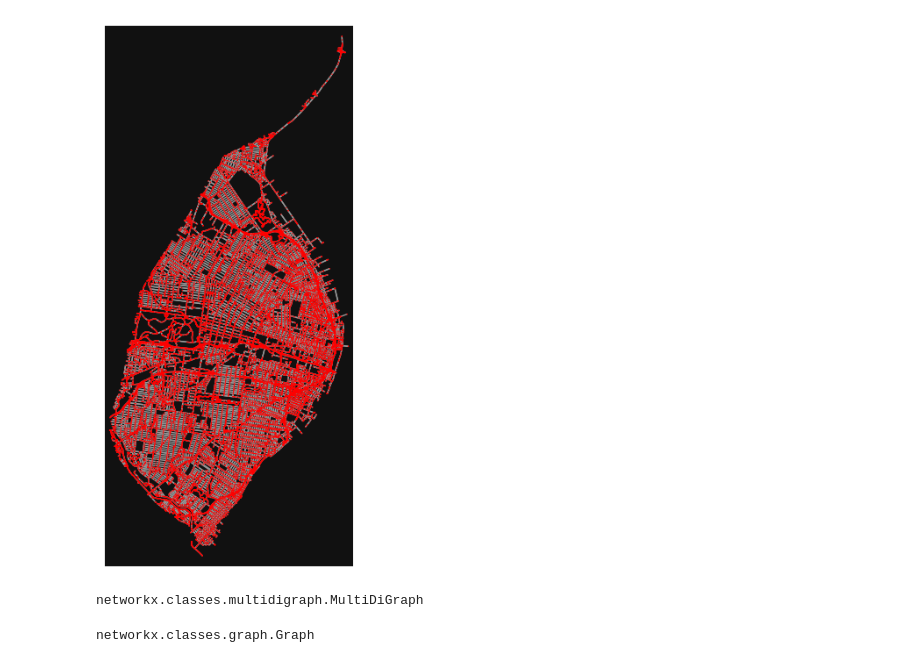
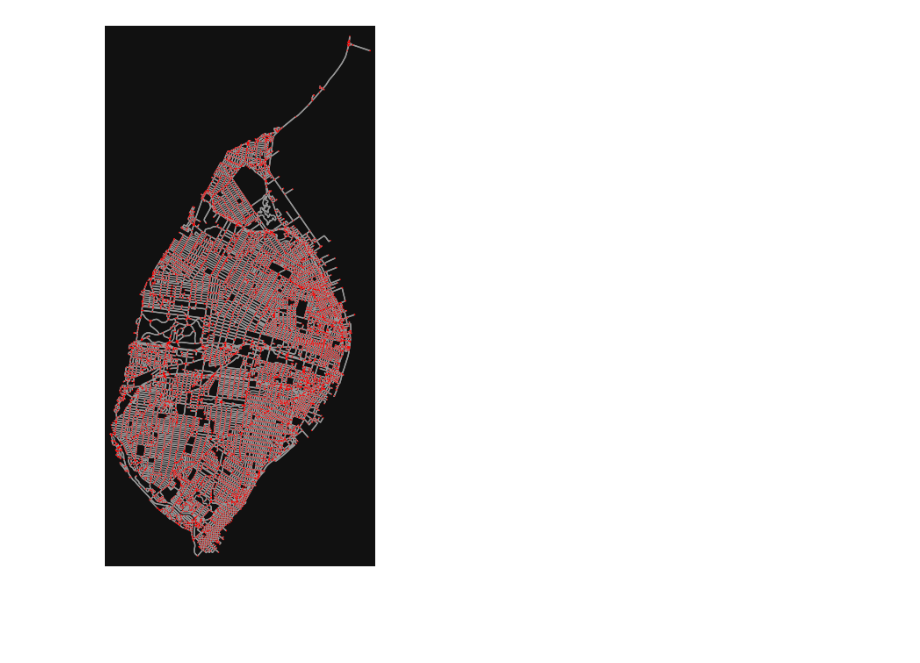
Before and after one commit to rileydemo/superblocks, a Jupyter notebook: preprocessRJD.ipynb, the cells around one changed output. Cells and saved outputs as stored; diff of their text form; code cells hidden in the pictures; blank space fills up the shorter version.

```diff
--- a/preprocessRJD.ipynb
+++ b/preprocessRJD.ipynb
@@ -1,45 +1,41 @@
 # %%
 """
 Download data from openstreetmap for superblock analysis
 
 Note: Max 10,000 queries per day and download < 5 GB
 https://wiki.openstreetmap.org/wiki/Overpass_API#:~:text=https%3A%2F%2Flz4.overpass%2Dapi.de%2Fapi%2Finterpreter&text=Any%20of%20the%20three%20servers,about%201%2C000%2C000%20requests%20per%20day.z
 """
 #import packages
 import os
 import sys
 path_superblocks = os.path.abspath(os.path.join(os.path.dirname("preprocessRJD"), '..'))
 sys.path.append(path_superblocks)
 import time
 import geopandas as gpd
 import networkx as nx
 from shapely.geometry import Polygon, Point, LineString
 import osmnx as ox
 import cenpy
 import folium
 import pandas
 from network import helper_network as hp_net
+import matplotlib.pyplot as plt
 
 
 ### Get street data from osm and filter based upon paper###
-graph1=ox.graph.graph_from_place("St.Louis, MO, USA", network_type='drive', simplify=False,
-                                 retain_all=False, truncate_by_edge=False, which_result=None, buffer_dist=False, clean_periphery=True, custom_filter=None)
+graph1=ox.graph.graph_from_place("St.Louis, MO, USA", network_type='drive', simplify=True,
+                                 retain_all=False, truncate_by_edge=False, which_result=None, buffer_dist=15, clean_periphery=True, custom_filter=None)
+graph1.exclude_streets = ["primary", "secondary", "trunk"]
+graph1.exclude_types = ['footway', 'private']
 fig, ax = ox.plot_graph(graph1, node_color="r", node_zorder=3, node_size=1)
+#nodes, edges = ox.graph_to_gdfs(graph1)
 # %% [output]
-[figure, old version]
+[figure, new version]
 # %%
-
-#simplified graph with buffer 15m for nodes
-graph2=ox.graph.graph_from_place("St.Louis, MO, USA", network_type='drive', simplify=True,
-                                 retain_all=False, truncate_by_edge=False, which_result=None, buffer_dist=15, clean_periphery=True, custom_filter=None)
-type(graph2)
+higher_level_nodes = [node for node, degree in dict(graph1.degree()).items() if degree >= 3]
+lower_level_nodes = [node for node, degree in dict(graph1.degree()).items() if degree < 3]
+node_2 = [node for node, degree in dict(graph1.degree()).items() if degree == 2]
-# %% [output]
-networkx.classes.multidigraph.MultiDiGraph
 # %%
-# --- Convert DiGraph to Graph
-G_roads_frozen = nx.to_undirected(graph2)
-graph2 = nx.Graph(G_roads_frozen)
-type(graph2)
+graph1.remove_nodes_from(lower_level_nodes)
+graph1.remove_nodes_from(node_2)
-# %% [output]
-networkx.classes.graph.Graph
 # %%
```
Also changed, not shown: parts of 2 cells of this notebook.
